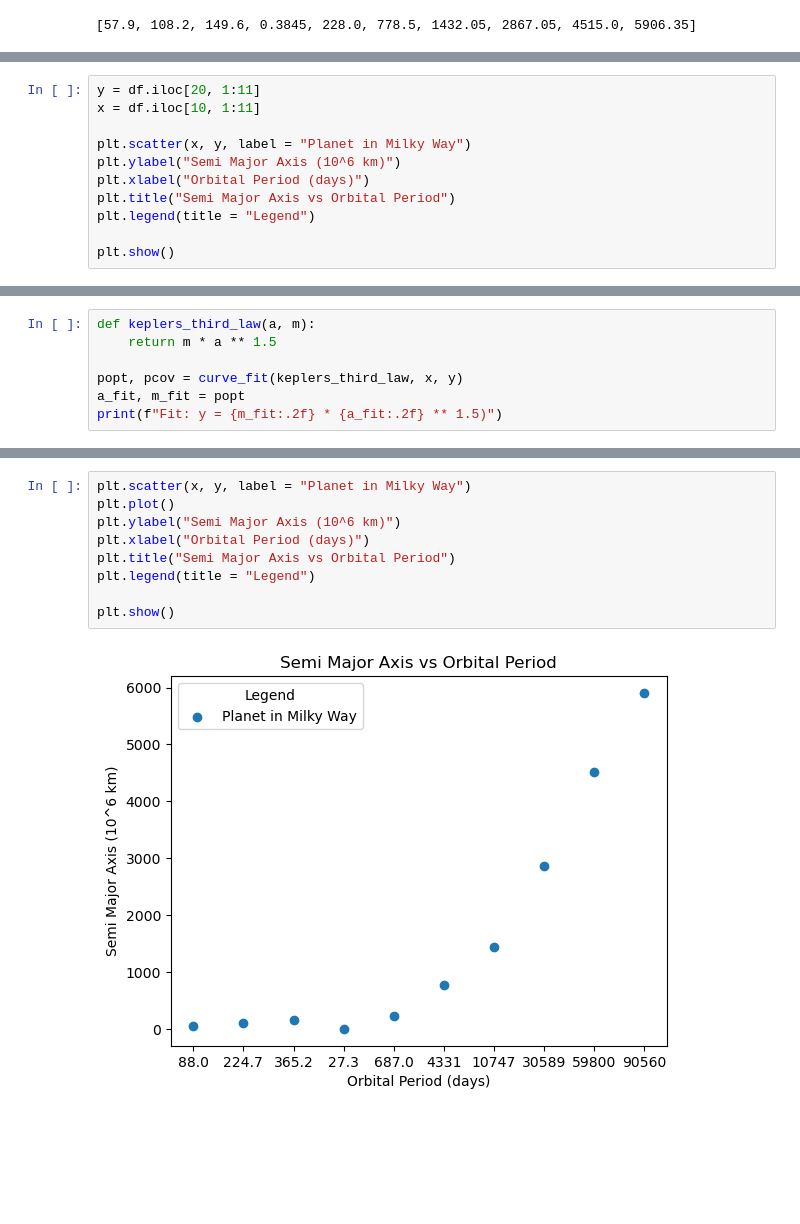
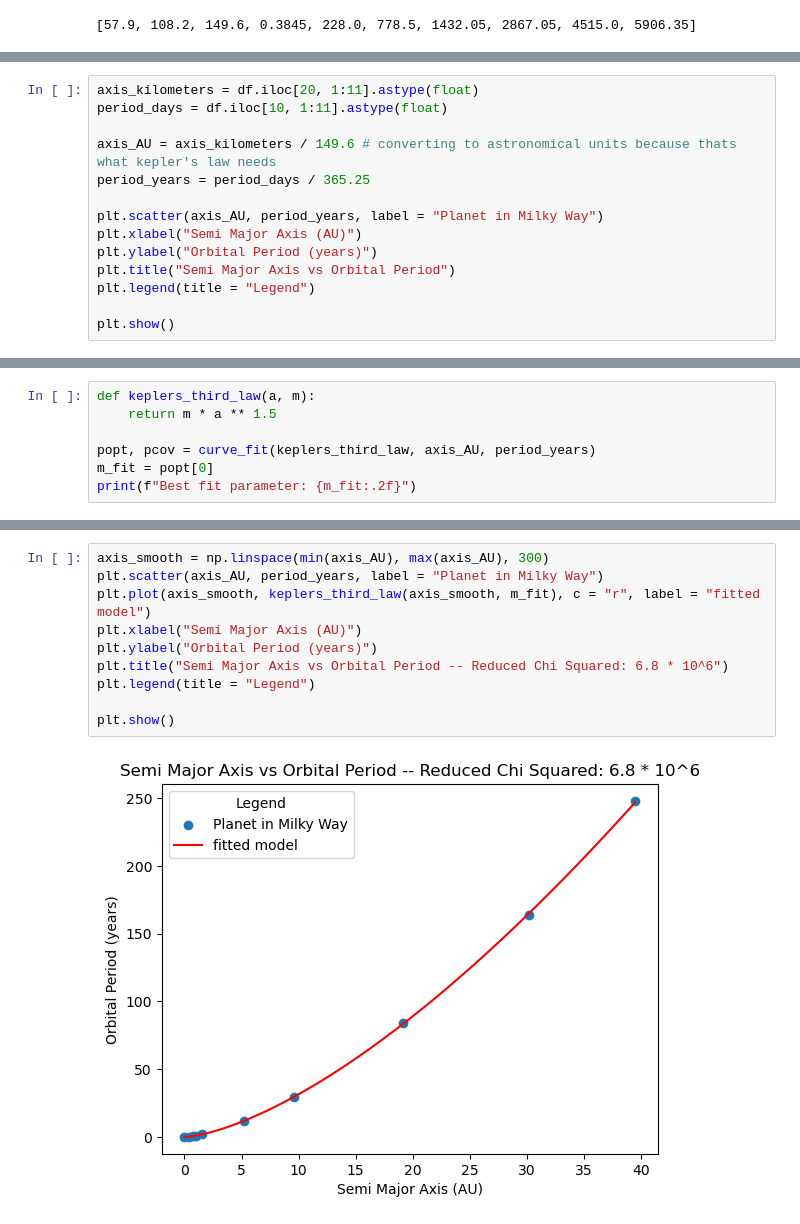
Before and after one commit to sophiehamilton-jpg/sophie, a Jupyter notebook: homework9/kepler.ipynb, the cells around one changed output, grey strips where cells are left out. Drawn from its saved outputs; the diff is of its cells as text; blank space fills up the shorter version.

```diff
--- a/homework9/kepler.ipynb
+++ b/homework9/kepler.ipynb
@@ -162,12 +176,15 @@ df.shape
 # %% [output]
 (21, 11)
 # %%
-y = df.iloc[20, 1:11]
-x = df.iloc[10, 1:11]
+axis_kilometers = df.iloc[20, 1:11].astype(float)
+period_days = df.iloc[10, 1:11].astype(float)
 
-plt.scatter(x, y, label = "Planet in Milky Way")
-plt.ylabel("Semi Major Axis (10^6 km)")
-plt.xlabel("Orbital Period (days)")
+axis_AU = axis_kilometers / 149.6 # converting to astronomical units because thats what kepler's law needs
+period_years = period_days / 365.25
+
+plt.scatter(axis_AU, period_years, label = "Planet in Milky Way")
+plt.xlabel("Semi Major Axis (AU)")
+plt.ylabel("Orbital Period (years)")
 plt.title("Semi Major Axis vs Orbital Period")
 plt.legend(title = "Legend")
 
@@ -178,7 +195,7 @@ plt.show()
 def keplers_third_law(a, m):
     return m * a ** 1.5
 
-popt, pcov = curve_fit(keplers_third_law, x, y)
-a_fit, m_fit = popt
-print(f"Fit: y = {m_fit:.2f} * {a_fit:.2f} ** 1.5)")
+popt, pcov = curve_fit(keplers_third_law, axis_AU, period_years)
+m_fit = popt[0]
+print(f"Best fit parameter: {m_fit:.2f}")
 # %% [output]
@@ -194,11 +215,12 @@ NameError: name 'a_fit' is not defined
 # %%
-plt.scatter(x, y, label = "Planet in Milky Way")
-plt.plot()
-plt.ylabel("Semi Major Axis (10^6 km)")
-plt.xlabel("Orbital Period (days)")
-plt.title("Semi Major Axis vs Orbital Period")
+axis_smooth = np.linspace(min(axis_AU), max(axis_AU), 300)
+plt.scatter(axis_AU, period_years, label = "Planet in Milky Way")
+plt.plot(axis_smooth, keplers_third_law(axis_smooth, m_fit), c = "r", label = "fitted model")
+plt.xlabel("Semi Major Axis (AU)")
+plt.ylabel("Orbital Period (years)")
+plt.title("Semi Major Axis vs Orbital Period -- Reduced Chi Squared: 6.8 * 10^6")
 plt.legend(title = "Legend")
 
 plt.show()
 # %% [output]
-[figure, old version]
+[figure, new version]
```
Also changed, not shown: parts of 10 cells of this notebook, 1 other file.
